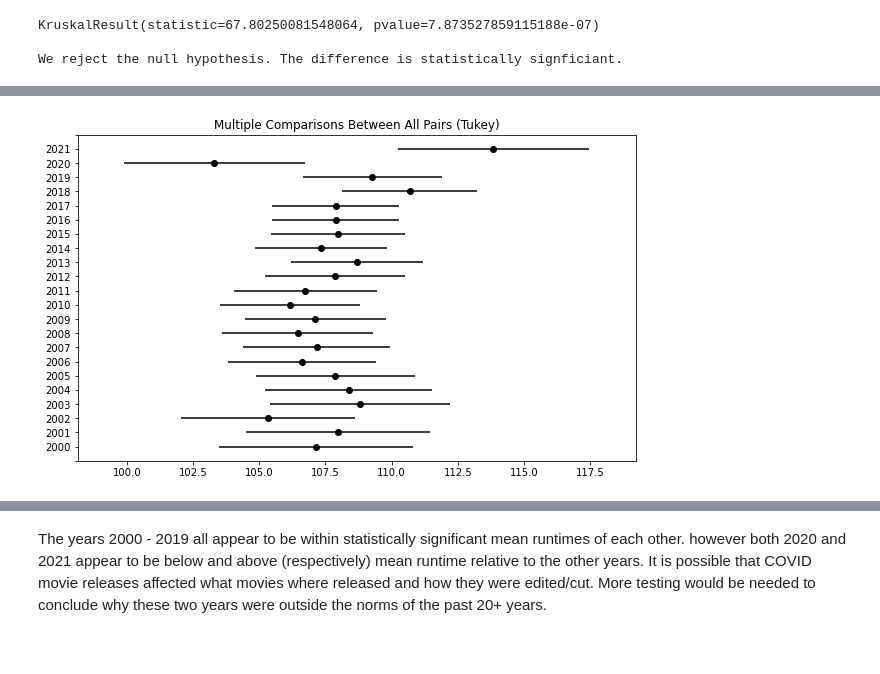
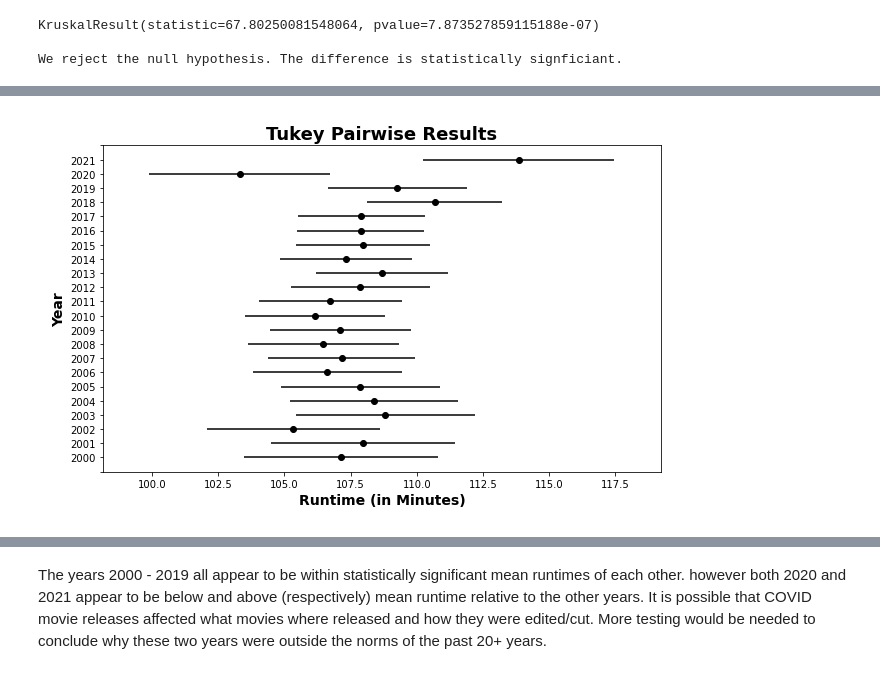
Before and after one commit to msmccann10/PP-movie-database-and-analysis, a Jupyter notebook: 05_Hypothesis_Testing.ipynb, the cells around one changed output, grey strips where cells are left out. Drawn from its saved outputs; the diff is of its cells as text; code cells hidden in the pictures.

Commit message:
update/add images

```diff
--- a/05_Hypothesis_Testing.ipynb
+++ b/05_Hypothesis_Testing.ipynb
@@ -530,34 +491,0 @@ pd.DataFrame(summary.data[1:], columns = summary.data[0])
-# %%
-# Before we look at trends based on the length of movies lets confirm that the
-# average length of movies has stayed roughly the same over the past 20 years.
-
-fig,ax = plt.subplots(figsize = (15,10))
-sns.barplot(data = df, x = df['startYear'].astype(int), y = 'runtimeMinutes', color = '#2E67F8',
-            edgecolor = 'black', alpha = .9, ci = 68, capsize = .2, ax = ax)
-plt.xticks(rotation = 45, ha = 'right')
-ax.set_title('Mean Runtime by Year (Zoomed Out)')
-ax.set_xlabel('Year', size = 14, weight = 'semibold')
-ax.set_ylabel('Runtime (in Minutes)', size = 14, weight = 'semibold')
-ax.grid(axis = 'y', alpha = .6)
-ax.set_axisbelow(True)
-fig.tight_layout();
-fig.savefig(f"images/runtime by year full.png")
-
-# Before we look at trends based on the length of movies lets confirm that the
-# average length of movies has stayed roughly the same over the past 20 years.
-
-fig,ax = plt.subplots(figsize = (15,10))
-sns.barplot(data = df, x = df['startYear'].astype(int), y = 'runtimeMinutes', color = '#2E67F8',
-            edgecolor = 'black', alpha = .9, ci = 68, capsize = .2, ax = ax)
-# sns.lineplot(data = df, x = df['startYear'].astype(int), y = 'runtimeMinutes', color = 'red',
-#              alpha = .9, ax = ax)
-plt.xticks(rotation = 45, ha = 'right')
-plt.yticks(range(100,117,2))
-plt.ylim(100, 116)
-ax.set_title('Mean Runtime by Year (Zoomed In)')
-ax.set_xlabel('Year', size = 14, weight = 'semibold')
-ax.set_ylabel('Runtime (in Minutes)', size = 14, weight = 'semibold')
-ax.grid(axis = 'y', alpha = .6)
-ax.set_axisbelow(True)
-fig.tight_layout();
-fig.savefig(f"images/runtime by year zoom.png")
@@ -567,5 +507,12 @@ fig.savefig(f"images/runtime by year zoom.png")
 # %%
+# Use the build in Tukey's results view
+
 test = pd.DataFrame(tukeys_results.summary())
-tukeys_results.plot_simultaneous();
+tukeys_results.plot_simultaneous()
+plt.title('Tukey Pairwise Results', size = 18, weight = 'semibold')
+plt.ylabel('Year', size = 14, weight = 'semibold')
+plt.xlabel('Runtime (in Minutes)', size = 14, weight = 'semibold')
+fig.tight_layout()
+fig.savefig('images/runtime tukey.png');
 # %% [output]
-[figure, old version]
+[figure, new version]
```
Also changed, not shown: parts of 39 cells of this notebook, 6 other files.
